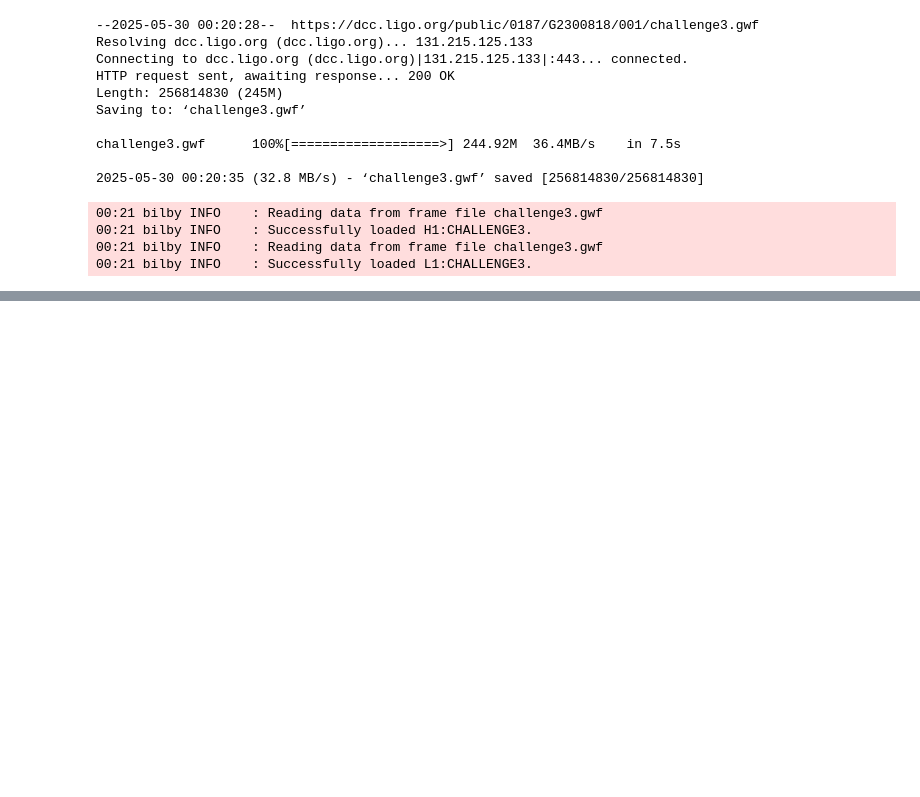
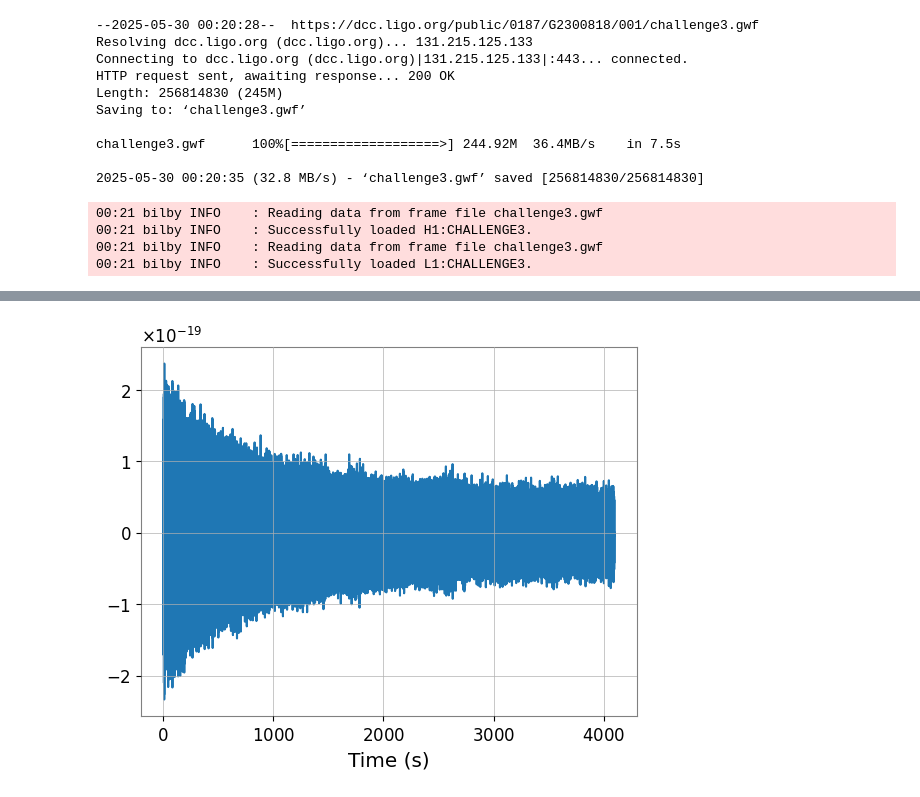
Before and after one commit to dpl5435/GWOSC-Project, a Jupyter notebook: Challenge3.ipynb, the cells around one changed output, grey strips where cells are left out. Saved outputs shown, nothing was run; the diff lists cells and outputs as text; code cells hidden in the pictures; blank space fills up the shorter version.

```diff
--- a/Challenge3.ipynb
+++ b/Challenge3.ipynb
@@ -50,0 +68,9 @@ for ifo_name in ['H1', 'L1']:
+# %%
+# Remove 2 seconds of data from both the beginning and end
+conditioned = strain.crop(2, 2)
+
+plt.plot(conditioned.sample_times, conditioned)
+plt.xlabel('Time (s)')
+plt.show()
+# %% [output]
+[figure, added]
```
Also changed, not shown: parts of 5 cells of this notebook.
